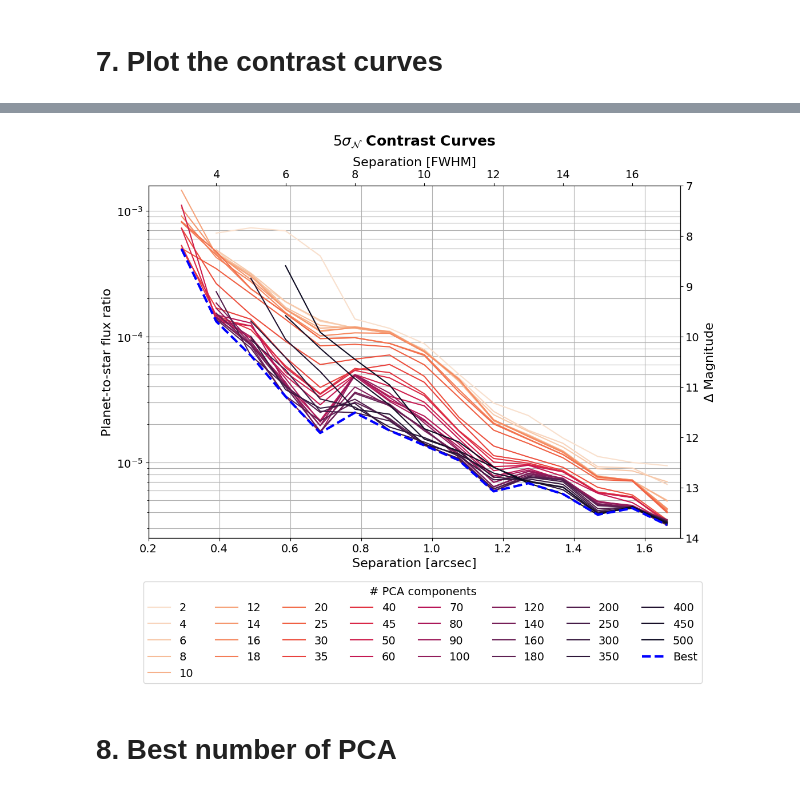
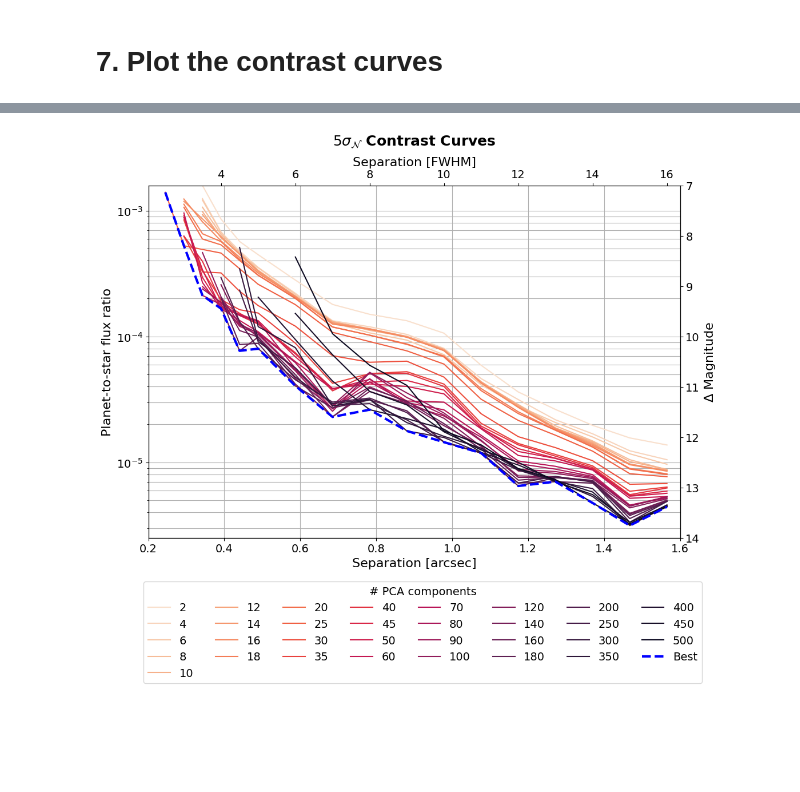
Before and after one commit to markusbonse/fours, a Jupyter notebook: notebooks/pca_baseline/01_Contrast_Grid_PCA_HD22049_310_0100_C-0656_A.ipynb, the cells around one changed output, grey strips where cells are left out. Saved outputs shown, nothing was run; the diff lists cells and outputs as text; code cells hidden in the pictures; blank space fills up the shorter version.

Commit message:
update pca baseline notebooks

```diff
--- a/notebooks/pca_baseline/01_Contrast_Grid_PCA_HD22049_310_0100_C-0656_A.ipynb
+++ b/notebooks/pca_baseline/01_Contrast_Grid_PCA_HD22049_310_0100_C-0656_A.ipynb
@@ -26,7 +29,7 @@ science_data, angles, raw_psf_template_data = load_adi_data(
     psf_template_tag="psf_template",
     para_tag="header_object_stacked_05/PARANG")
 
-science_data = science_data[:, 7:-7, 7:-7]
+science_data = science_data[:, 12:-12, 12:-12]
 # %%
 dit_psf_template = 0.0042560
 dit_science = 0.08
@@ -89,7 +91,7 @@ Text(0.5, 1.0, 'Residual')
 # %%
 contrast_grid_dir = Path(
     "/home/ipa/quanz/user_accounts/mbonse/"
-    "2023_S4/70_results/pca_baseline/contrast_grid/") / hdf5_dataset.parent.name
+    "2023_S4/70_results/03_contrast_grid/pca_baseline/contrast_grid/") / hdf5_dataset.parent.name
 
 contrast_grid_dir
 # %% [output]
@@ -172,5 +184,5 @@ contrast_curves_grid, contrast_grids = contrast_instance.compute_contrast_grids(
     num_cores=16,
     confidence_level_fpf=gaussian_sigma_2_fpf(5),
     num_rot_iter=20,
-    safety_margin=1.0,
+    safety_margin=2.5,
     pixel_scale=0.02718)
@@ -374,7 +446,7 @@ axis_contrast_curvse.plot(
 
 # ------------- Double axis and limits -----------------------
 lim_mag_y = (14, 7)
-lim_arcsec_x = (0.2, 1.7)
+lim_arcsec_x = (0.2, 1.6)
 sep_lambda_arcse = interpolate.interp1d(
     separations_arcsec,
     separations_FWHM,
@@ -414,33 +486,31 @@ axis_contrast_curvse_lambda.set_xlabel(
     r"Separation [FWHM]", size=16)
 
 axis_contrast_curvse.set_ylabel(
     r"Planet-to-star flux ratio", size=16)
 axis_contrast_curvse_mag.set_ylabel(
     r"$\Delta$ Magnitude", size=16)
 
 axis_contrast_curvse.tick_params(
     axis='both', which='major', labelsize=14)
 axis_contrast_curvse_lambda.tick_params(
     axis='both', which='major', labelsize=14)
 axis_contrast_curvse_mag.tick_params(
     axis='both', which='major', labelsize=14)
 
 axis_contrast_curvse_mag.set_title(
     r"$5 \sigma_{\mathcal{N}}$ Contrast Curves",
     fontsize=18, fontweight="bold", y=1.1)
 
 # --------------------------- Legend -----------------------
 handles, labels = axis_contrast_curvse.\
     get_legend_handles_labels()
 
 leg1 = fig.legend(handles, labels,
                   bbox_to_anchor=(0.11, -0.22),
                   fontsize=14,
                   title="# PCA components",
                   loc='lower left', ncol=8)
 
 _=plt.setp(leg1.get_title(),fontsize=14)
 # %% [output]
-[figure, old version]
+[figure, new version]
-# %% [markdown]
-# 8. Best number of PCA
```
Also changed, not shown: parts of 28 cells of this notebook, 3 other files.
